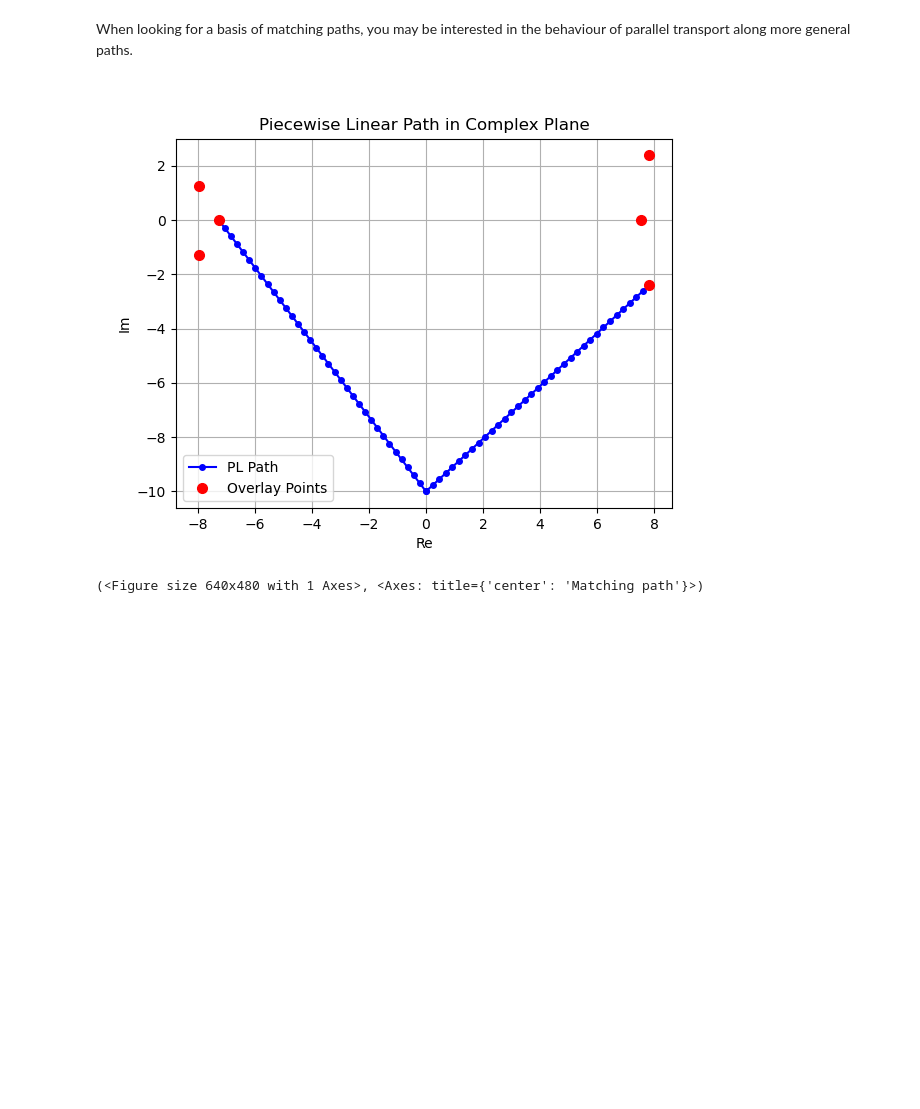
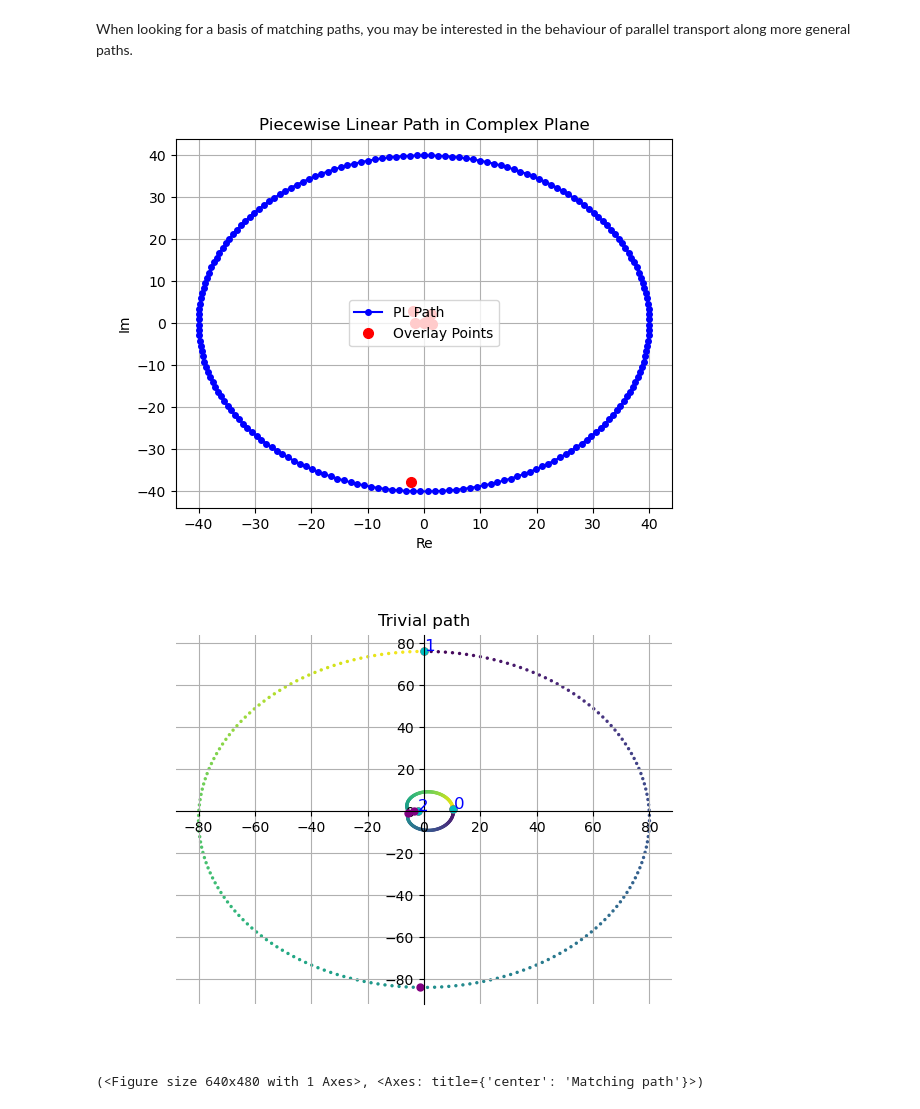
Before and after one commit to ViveLeFrance/AffineHandlebodies, a Jupyter notebook: p6.ipynb, the cells around one changed output. Drawn from its saved outputs; the diff is of its cells as text; code cells hidden in the pictures; blank space fills up the shorter version.

```diff
--- a/p6.ipynb
+++ b/p6.ipynb
@@ -241,13 +241,15 @@ for (index, point) in enumerate(crit_values_rho):
 # %% [markdown]
 When looking for a basis of matching paths, you may be interested in the behaviour of parallel transport along more general paths.
 # %%
-steps = 70
-
-matching_path = pl_path([crit_values_rho[0],-10*I, crit_values_rho[2]])
-
-plot_pl_path(matching_path, steps=steps, spec_points=crit_values_rho)
+r=40
+z=0
+trivial_path = [r*np.sin(s) + I*r*np.cos(s) + z for s in np.linspace(0, 2*np.pi, 200)]
+plot_pl_path(trivial_path, spec_points=crit_values_rho+[complex(0)])
+fig, ax = trace_preimage(rho_0, trivial_path, origin_fibre_rho, title='Trivial path')
+plt.show()
 # %% [output]
-[figure, old version]
+[figure, new version]
+[figure, added]
 # %%
 trace_preimage(rho_0, matching_path, origin_fibre_rho, title='Matching path')
 # %% [output]
```
Also changed, not shown: parts of 1 cell of this notebook, 4 other files.
